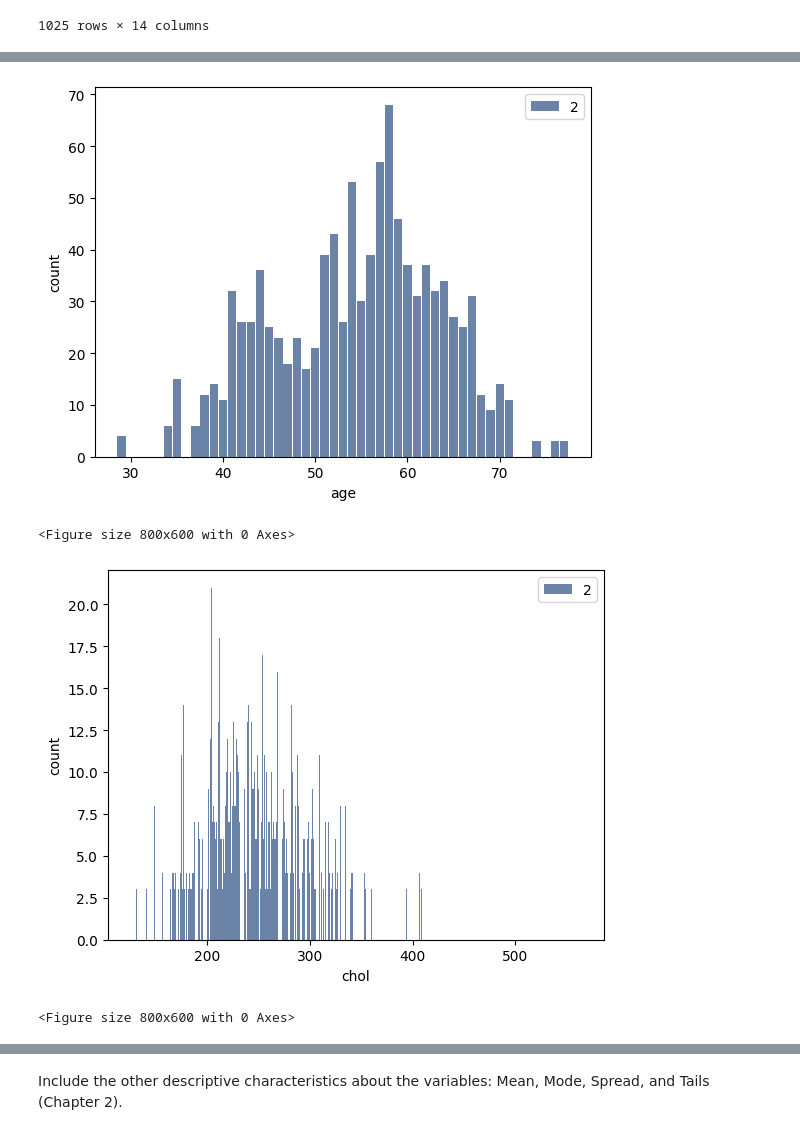
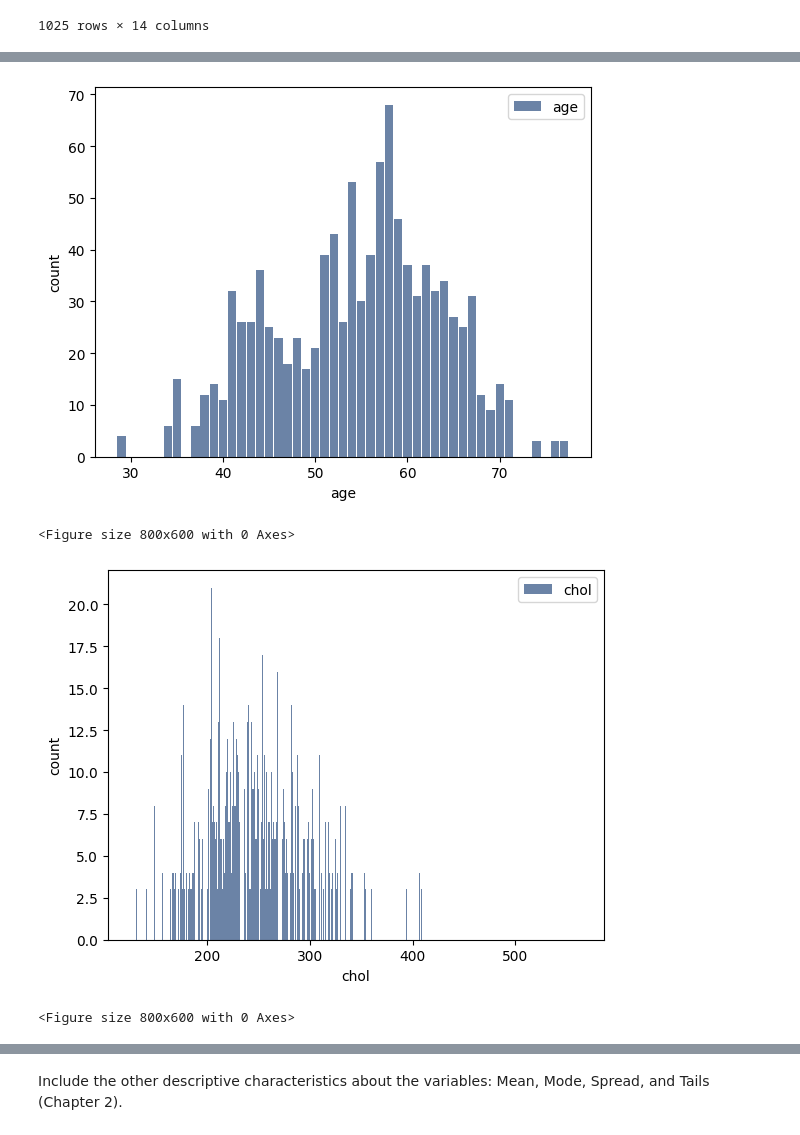
Before and after one commit to breannaparker1991/Parker530Week12, a Jupyter notebook: final.ipynb, the cells around one changed output, grey strips where cells are left out. Cells and saved outputs as stored; diff of their text form; code cells hidden in the pictures.

```diff
--- a/final.ipynb
+++ b/final.ipynb
@@ -38,16 +51,16 @@ thal: [0 = error (in the original dataset 0 maps to NaN's), 1 = fixed defect, 2
 target (the lable): [0 = no disease, 1 = disease]
 # %%
-hist = thinkstats2.Hist(dfheart['age'], label = "1")
-thinkplot.Hist(hist)
+hist_a = thinkstats2.Hist(dfheart['age'], label = "age")
+thinkplot.Hist(hist_a)
 thinkplot.Show(xlabel = 'age', ylabel = 'count')
 # %% [output]
-[figure, old version]
+[figure, new version]
 <Figure size 800x600 with 0 Axes>
 # %%
-hist = thinkstats2.Hist(dfheart['chol'], label = "2")
-thinkplot.Hist(hist)
+hist_c = thinkstats2.Hist(dfheart['chol'], label = "chol")
+thinkplot.Hist(hist_c)
 thinkplot.Show(xlabel = 'chol', ylabel = 'count')
 # %% [output]
-[figure, old version]
+[figure, new version]
 <Figure size 800x600 with 0 Axes>
 # %%
```
Also changed, not shown: parts of 33 cells of this notebook.
